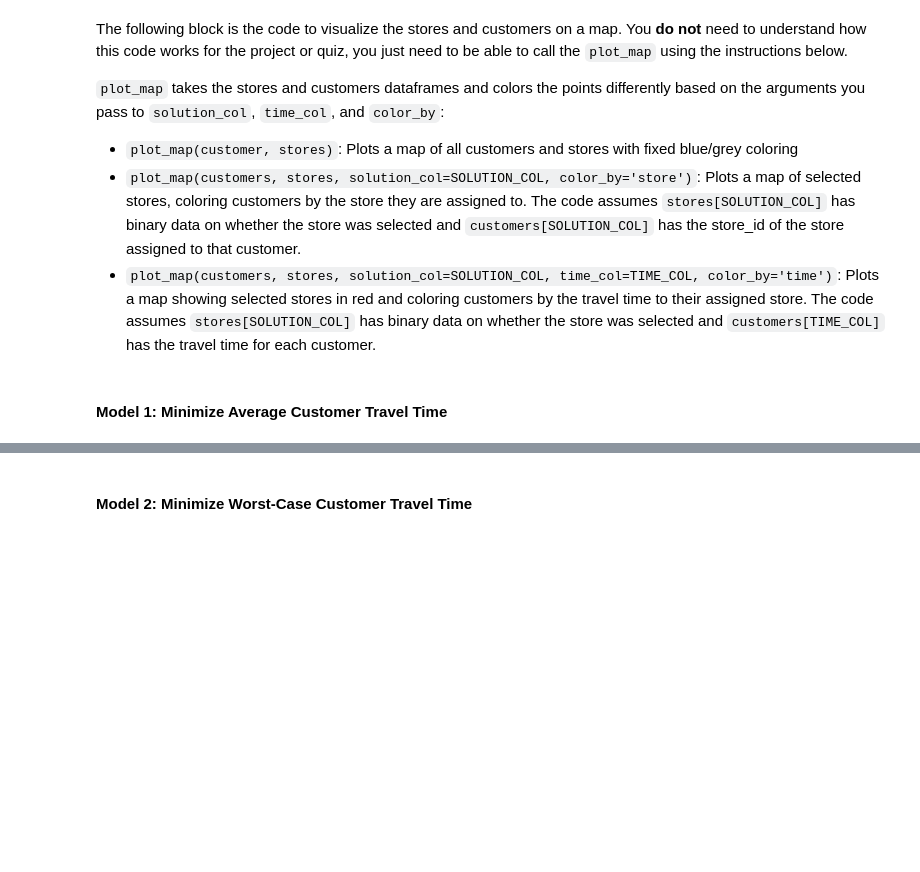
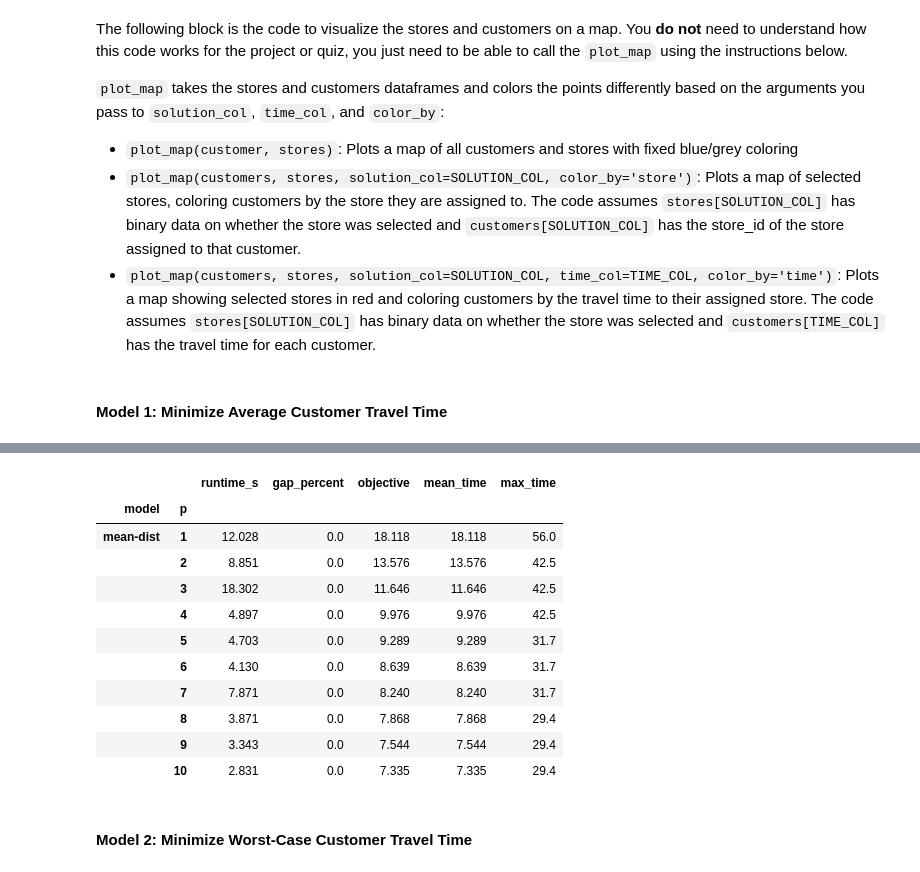
Before and after one commit to priyansh-raval/optimization_gurobi_project, a Jupyter notebook: src/ORIE5380_Project_Notebook.ipynb, the cells around one changed output, grey strips where cells are left out. Drawn from its saved outputs; the diff is of its cells as text; code cells hidden in the pictures; blank space fills up the shorter version.

```diff
--- a/src/ORIE5380_Project_Notebook.ipynb
+++ b/src/ORIE5380_Project_Notebook.ipynb
@@ -195,6 +195,25 @@ p = 3
 m1 = gp.Model(model_name)
 
 # TODO: Implement your model
+z = m1.addVars(N, vtype=GRB.BINARY, name="z")
+a = m1.addVars(M, N, vtype=GRB.BINARY, name="a")
+
+m1.addConstr(z.sum() == p)
+m1.addConstrs(a.sum(i, "*") == 1 for i in range(M))
+m1.addConstrs(
+    a[i, j] <= z[j]
+    for i in range(M)
+    for j in range(N)
+)
+
+m1.setObjective(
+    gp.quicksum(
+        t[i, j] * a[i, j]
+        for i in range(M)
+        for j in range(N)
+    ) / M,
+    GRB.MINIMIZE,
+)
 
 # Set time limit
 m1.setParam('time_limit', MAX_TIME)
@@ -226,3 +319,24 @@ for p in p_range:
+# %%
+results_df = (
+    pd.DataFrame.from_dict(results, orient="index")
+    .rename_axis(["model", "p"])
+    .sort_index()
+)
+
+display(results_df.round(3))
+# %% [output]
+|  |  | runtime_s | gap_percent | objective | mean_time | max_time |
+| model | p |  |  |  |  |  |
+| mean-dist | 1 | 12.028 | 0.0 | 18.118 | 18.118 | 56.0 |
+|  | 2 | 8.851 | 0.0 | 13.576 | 13.576 | 42.5 |
+|  | 3 | 18.302 | 0.0 | 11.646 | 11.646 | 42.5 |
+|  | 4 | 4.897 | 0.0 | 9.976 | 9.976 | 42.5 |
+|  | 5 | 4.703 | 0.0 | 9.289 | 9.289 | 31.7 |
+|  | 6 | 4.130 | 0.0 | 8.639 | 8.639 | 31.7 |
+|  | 7 | 7.871 | 0.0 | 8.240 | 8.240 | 31.7 |
+|  | 8 | 3.871 | 0.0 | 7.868 | 7.868 | 29.4 |
+|  | 9 | 3.343 | 0.0 | 7.544 | 7.544 | 29.4 |
+|  | 10 | 2.831 | 0.0 | 7.335 | 7.335 | 29.4 |
 # %% [markdown]
 #### Model 2: Minimize Worst-Case Customer Travel Time
 # %%
```
Also changed, not shown: parts of 3 cells of this notebook, 3 other files.
